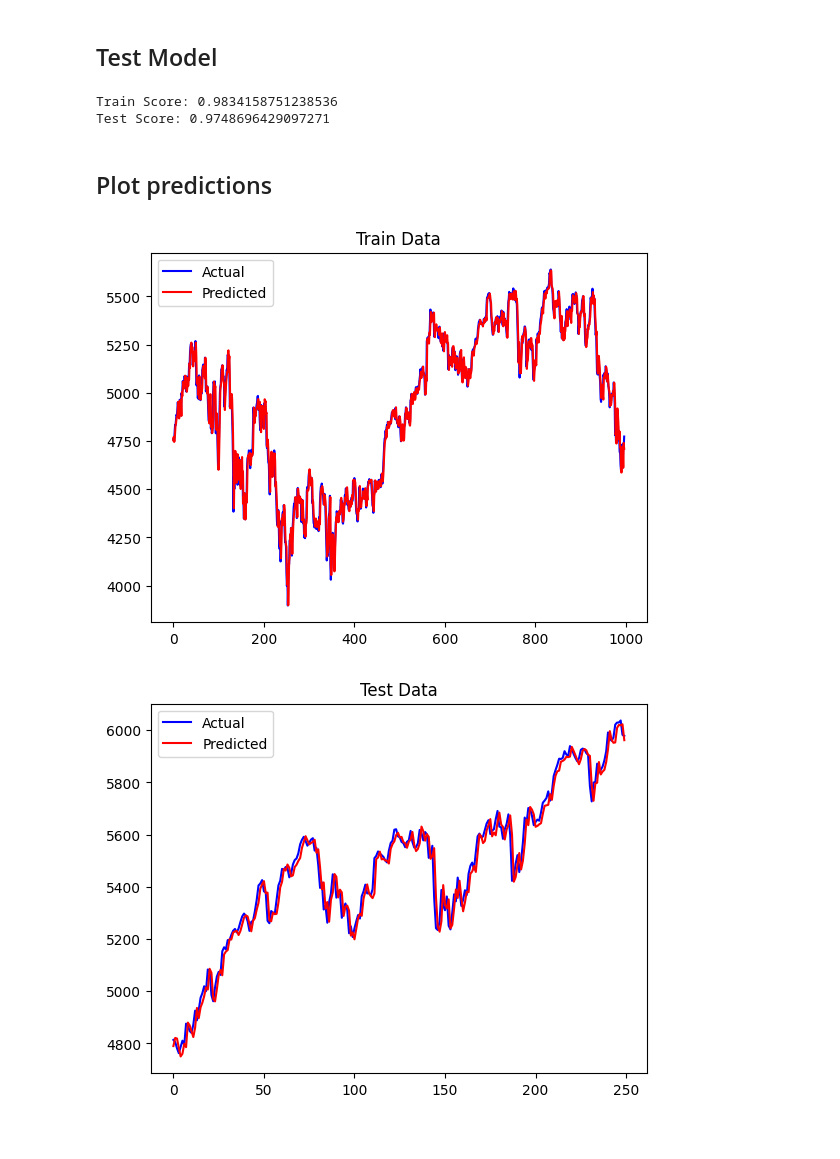
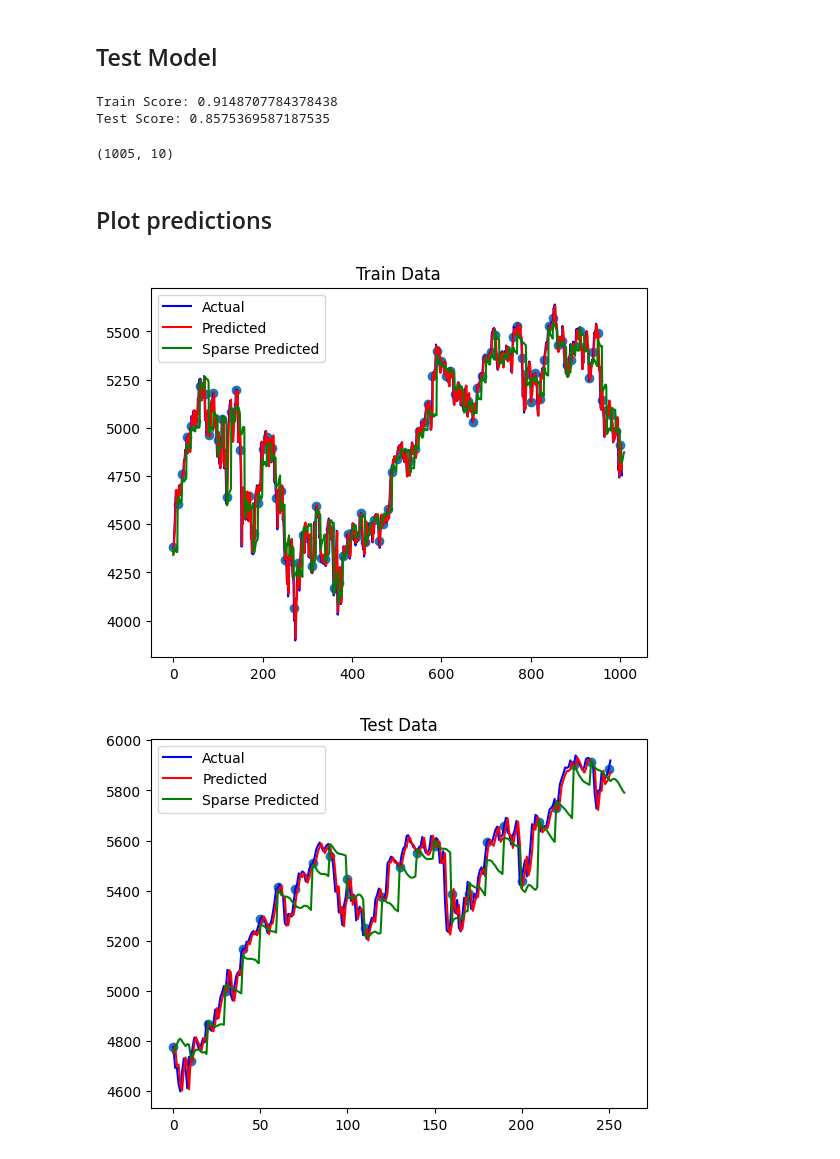
Before and after one commit to BenoitFaure/Projet_8INF867, a Jupyter notebook: ml_sol.ipynb, the cells around one changed output. Saved outputs shown, nothing was run; the diff lists cells and outputs as text; code cells hidden in the pictures.

```diff
--- a/ml_sol.ipynb
+++ b/ml_sol.ipynb
@@ -46,10 +46,13 @@ scaled_data.shape
 (1277, 1)
 # %%
 # Create features
-window_size = 30
-features = [scaled_data[i:(i + window_size), 0] for i in range(0, len(scaled_data) - window_size)]
+window_size = 10
+ouptut_size = 10
+
+features = [scaled_data[i:(i + window_size), 0] for i in range(0, len(scaled_data) - window_size - ouptut_size)]
 features = np.array(features)
-labels = scaled_data[window_size:]
+
+labels = np.array([scaled_data[i:(i + ouptut_size), 0] for i in range(window_size, len(scaled_data) - ouptut_size)])
 # %%
 # Train test split
 train_rng = int(features.shape[0]*0.8)
@@ -81,33 +88,49 @@ test_score = model.score(test_x, test_y)
 print(f"Train Score: {train_score}")
 print(f"Test Score: {test_score}")
 # %% [output]
-Train Score: 0.9834158751238536
-Test Score: 0.9748696429097271
+Train Score: 0.9148707784378438
+Test Score: 0.8575369587187535
+# %%
+train_pred = model.predict(train_x)
+train_pred = scaler.inverse_transform(train_pred.reshape(-1, 10))
+train_pred.shape
+# %% [output]
+(1005, 10)
 # %% [markdown]
 ## Plot predictions
 # %%
 # Plot train results
 train_pred = model.predict(train_x)
-train_pred = scaler.inverse_transform(train_pred.reshape(-1, 1))
-train_y = scaler.inverse_transform(train_y.reshape(-1, 1))
+train_pred = scaler.inverse_transform(train_pred.reshape(-1, ouptut_size))
+train_y_scaled = scaler.inverse_transform(train_y.reshape(-1, ouptut_size))
 
-plt.plot(train_y, color='blue', label='Actual')
-plt.plot(train_pred, color='red', label='Predicted')
+sparse_preds_train = np.concatenate([train_pred[i] for i in range(0, train_pred.shape[0], ouptut_size)])
+real_points_train = np.array([[i, train_y_scaled[i, 0]] for i in range(0, train_y_scaled.shape[0], ouptut_size)])
+
+plt.plot(train_y_scaled[:, 0], color='blue', label='Actual')
+plt.plot(train_pred[:, 0], color='red', label='Predicted')
+plt.plot(sparse_preds_train, color='green', label='Sparse Predicted')
+plt.scatter(real_points_train[:, 0], real_points_train[:, 1])
 plt.title('Train Data')
 plt.legend()
 plt.show()
 # %% [output]
-[figure, old version]
+[figure, new version]
 # %%
 # Plot test results
 test_pred = model.predict(test_x)
-test_pred = scaler.inverse_transform(test_pred.reshape(-1, 1))
-test_y = scaler.inverse_transform(test_y.reshape(-1, 1))
+test_pred = scaler.inverse_transform(test_pred.reshape(-1, ouptut_size))
+test_y_scaled = scaler.inverse_transform(test_y.reshape(-1, ouptut_size))
 
-plt.plot(test_y, color='blue', label='Actual')
-plt.plot(test_pred, color='red', label='Predicted')
+sparse_preds_test = np.concatenate([test_pred[i] for i in range(0, test_pred.shape[0], ouptut_size)])
+real_points_test = np.array([[i, test_y_scaled[i, 0]] for i in range(0, test_y_scaled.shape[0], ouptut_size)])
+
+plt.plot(test_y_scaled[:, 0], color='blue', label='Actual')
+plt.plot(test_pred[:, 0], color='red', label='Predicted')
+plt.plot(sparse_preds_test, color='green', label='Sparse Predicted')
+plt.scatter(real_points_test[:, 0], real_points_test[:, 1])
 plt.title('Test Data')
 plt.legend()
 plt.show()
 # %% [output]
-[figure, old version]
+[figure, new version]
```
Also changed, not shown: parts of 1 cell of this notebook.
